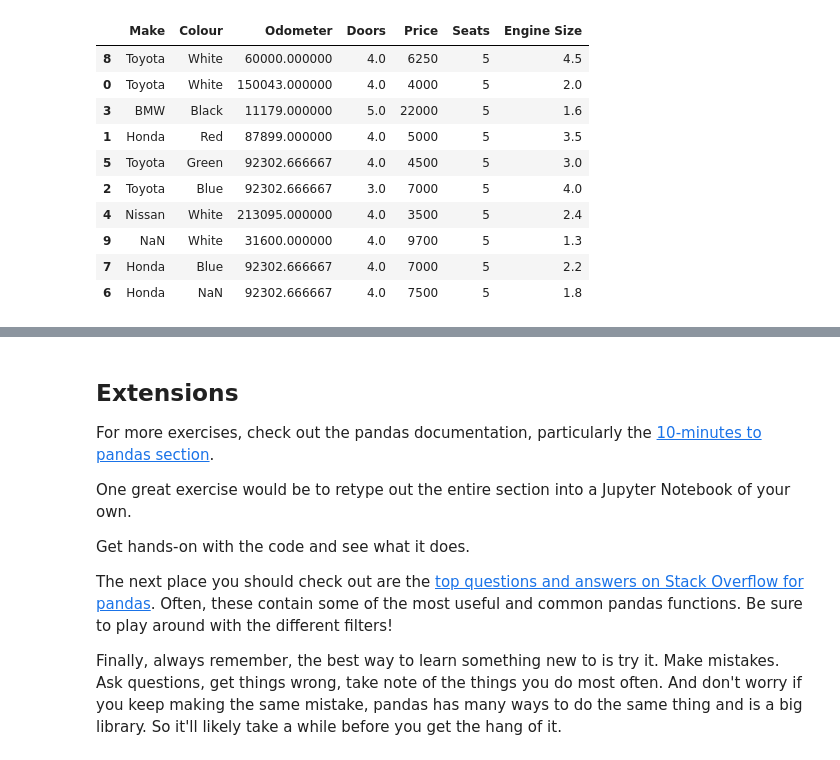
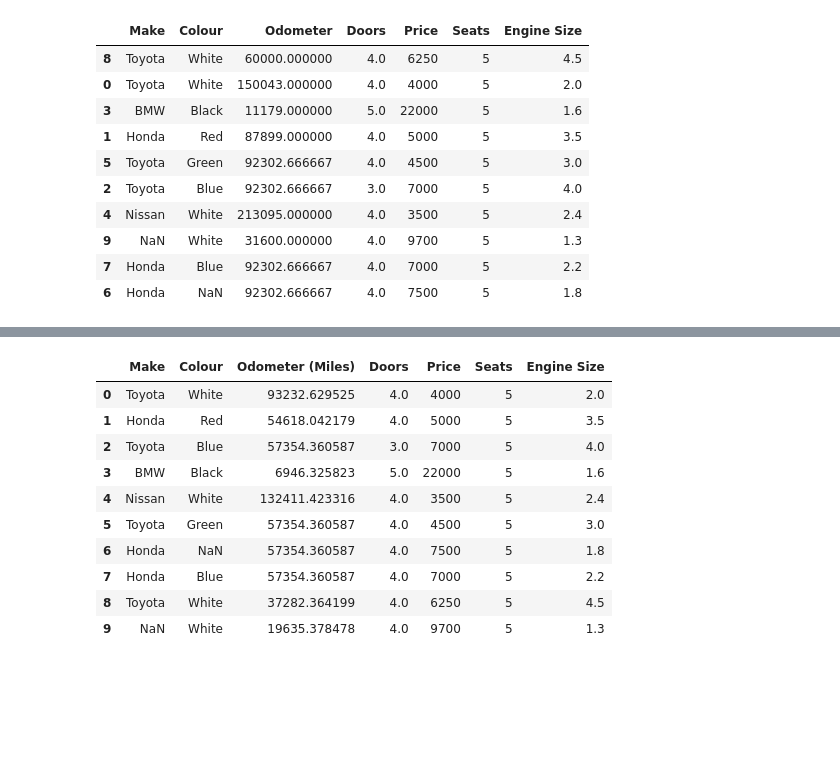
Before and after one commit to 4Mia/Practice, a Jupyter notebook: pandas-exercises.ipynb, the cells around one changed output, grey strips where cells are left out. Drawn from its saved outputs; the diff is of its cells as text; code cells hidden in the pictures; blank space fills up the shorter version.

```diff
--- a/pandas-exercises.ipynb
+++ b/pandas-exercises.ipynb
@@ -403,14 +428,16 @@ Notice the index numbers have been changed to have order (start from 0).
 # %%
 # Change the title of the Odometer (KM) to represent miles instead of kilometers
+car_sales_missing = car_sales_missing.rename(columns={'Odometer': 'Odometer (Miles)'})
+car_sales_missing
+# %% [output]
+|  | Make | Colour | Odometer (Miles) | Doors | Price | Seats | Engine Size |
+| 0 | Toyota | White | 93232.629525 | 4.0 | 4000 | 5 | 2.0 |
+| 1 | Honda | Red | 54618.042179 | 4.0 | 5000 | 5 | 3.5 |
+| 2 | Toyota | Blue | 57354.360587 | 3.0 | 7000 | 5 | 4.0 |
+| 3 | BMW | Black | 6946.325823 | 5.0 | 22000 | 5 | 1.6 |
+| 4 | Nissan | White | 132411.423316 | 4.0 | 3500 | 5 | 2.4 |
+| 5 | Toyota | Green | 57354.360587 | 4.0 | 4500 | 5 | 3.0 |
+| 6 | Honda | NaN | 57354.360587 | 4.0 | 7500 | 5 | 1.8 |
+| 7 | Honda | Blue | 57354.360587 | 4.0 | 7000 | 5 | 2.2 |
+| 8 | Toyota | White | 37282.364199 | 4.0 | 6250 | 5 | 4.5 |
+| 9 | NaN | White | 19635.378478 | 4.0 | 9700 | 5 | 1.3 |
-# %% [markdown]
-## Extensions
-
-For more exercises, check out the pandas documentation, particularly the [10-minutes to pandas section](https://pandas.pydata.org/pandas-docs/stable/user_guide/10min.html).
-
-One great exercise would be to retype out the entire section into a Jupyter Notebook of your own.
-
-Get hands-on with the code and see what it does.
-
-The next place you should check out are the [top questions and answers on Stack Overflow for pandas](https://stackoverflow.com/questions/tagged/pandas?sort=MostVotes&edited=true). Often, these contain some of the most useful and common pandas functions. Be sure to play around with the different filters!
-
-Finally, always remember, the best way to learn something new to is try it. Make mistakes. Ask questions, get things wrong, take note of the things you do most often. And don't worry if you keep making the same mistake, pandas has many ways to do the same thing and is a big library. So it'll likely take a while before you get the hang of it.
```
Also changed, not shown: parts of 4 cells of this notebook.
